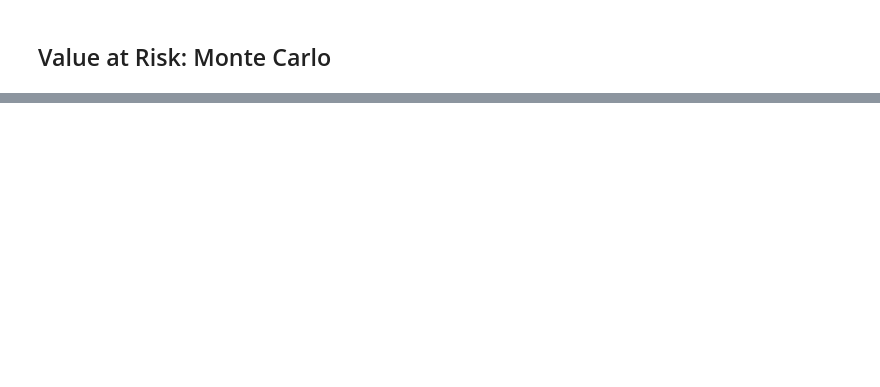
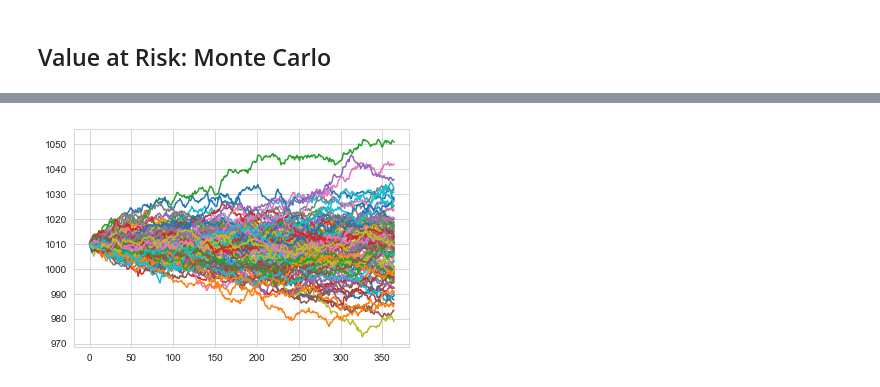
Before and after one commit to kimdang/Stock-Market-Analysis, a Jupyter notebook: Stock Market Analysis.ipynb, the cells around one changed output, grey strips where cells are left out. Cells and saved outputs as stored; diff of their text form; code cells hidden in the pictures; blank space fills up the shorter version.

Commit message:
finalize monte carlo

```diff
--- a/Stock Market Analysis.ipynb
+++ b/Stock Market Analysis.ipynb
@@ -155,6 +155,7 @@ rets['MSFT'].quantile(0.01)
 <h2> Value at Risk: Monte Carlo
 # %%
 days=365
-dt=1/day
-miu=rets['GOOGL'].mean()
+dt=1/days
+mu=rets['GOOGL'].mean()
 sigma=rets['GOOGL'].std()
+GOOGL.head()
@@ -162,0 +170,17 @@ for monte_carlo (start_price,dt,miu,sigma)
+# %%
+def monte_carlo (start_price,dt,mu,sigma,days):
+    price=np.zeros(days)
+    shock=np.zeros(days)
+    drift=np.zeros(days)
+    price[0]=start_price
+
+    for i in range(1,days):
+        shock[i] = np.random.normal(loc=mu*dt, scale=sigma*np.sqrt(dt))
+        drift[i] = mu*dt
+        price[i] = price[i-1] + price[i-1]*(drift[i] + shock[i])
+    return price
+# %%
+for x in range(100):
+    plt.plot(monte_carlo(1010,dt,mu,sigma,days))
+# %% [output]
+[figure, added]
```
Also changed, not shown: parts of 21 cells of this notebook.
